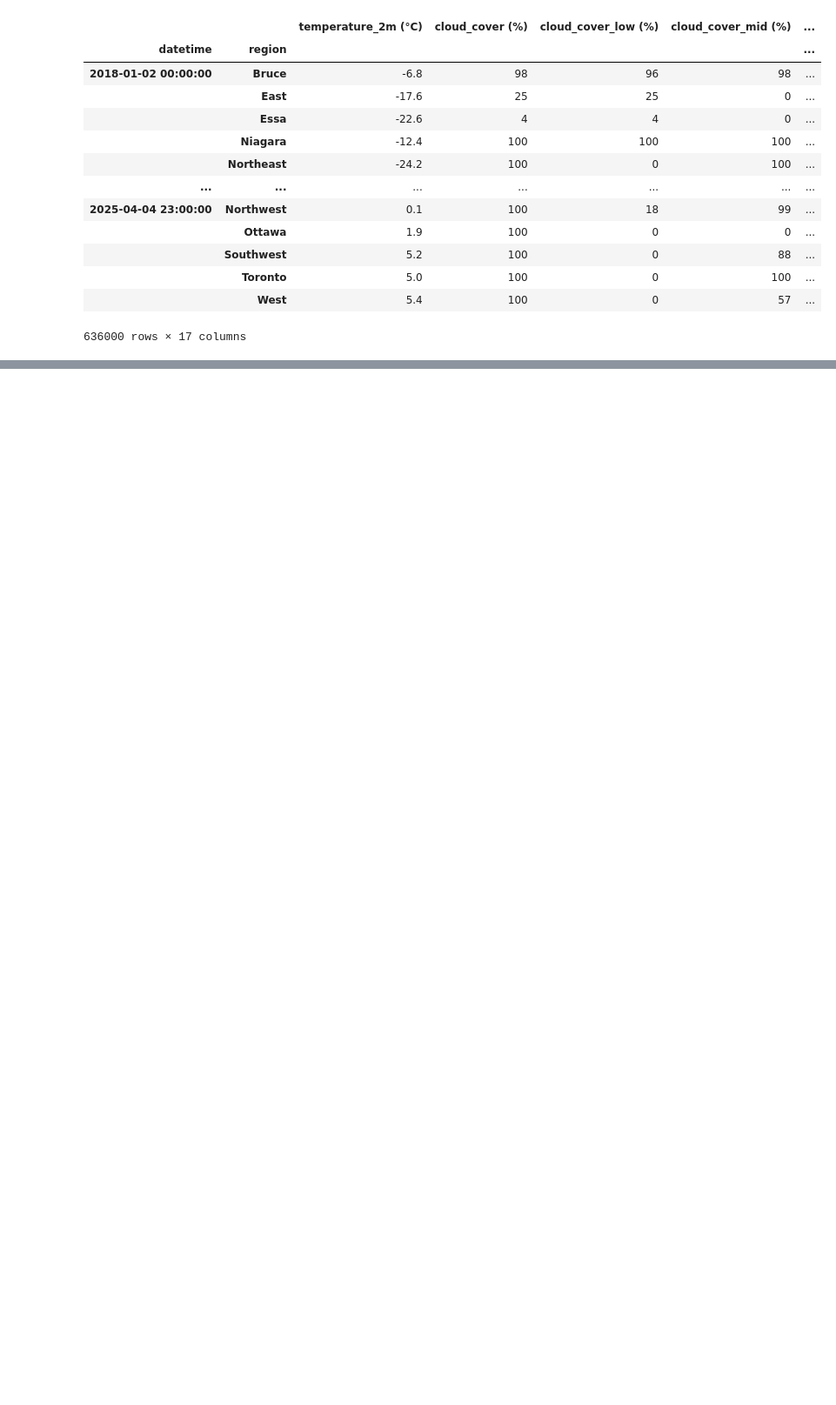
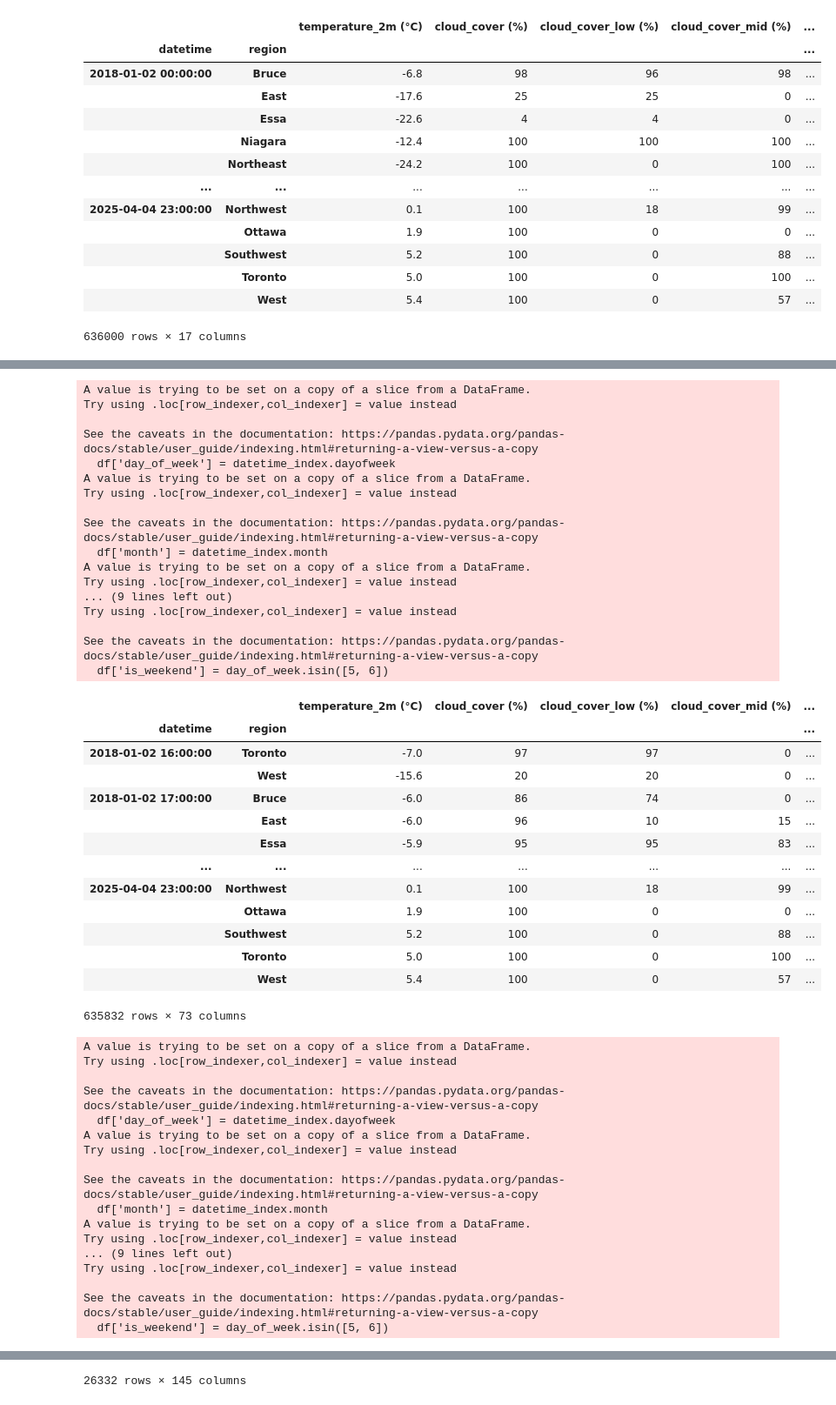
Before and after one commit to TanishqMaheshwari/predicting-energy-demand, a Jupyter notebook: Scripts/process_data.ipynb, the cells around one changed output, grey strips where cells are left out. Shown: that part at 87% size. Saved outputs shown, nothing was run; the diff lists cells and outputs as text; code cells hidden in the pictures; blank space fills up the shorter version.

```diff
--- a/Scripts/process_data.ipynb
+++ b/Scripts/process_data.ipynb
@@ -211,0 +266,7 @@ demand_df.tail(1000)
+# %%
+datasets = [hourly_data, daily_data, hourly_ontario_demand, daily_ontario_demand]
+
+for df in datasets:
+    print(df.index.get_level_values(0))
+# hourly_data["datetime"]
+# hourly_ontario_demand["datetime"]
@@ -263,0 +336,64 @@ Combined zonal demand data saved to zonal_demand.csv
+# %%
+for i in range(len(datasets)):
+    datasets[i] = create_lag_features(datasets[i])
+    datasets[i] = add_time_features(datasets[i])
+    display(datasets[i])
+
+# hourly_data = create_lag_features(hourly_data)
+# daily_data = create_lag_features(daily_data)
+# hourly_ontario_demand = create_lag_features(hourly_ontario_demand)
+# daily_ontario_demand = create_lag_features(daily_ontario_demand)
+
+# hourly_data = add_time_features(hourly_data)
+# daily_data = add_time_features(daily_data)
+# hourly_ontario_demand = add_time_features(hourly_ontario_demand)
+# daily_ontario_demand = add_time_features(daily_ontario_demand)
+# %% [output]
+A value is trying to be set on a copy of a slice from a DataFrame.
+Try using .loc[row_indexer,col_indexer] = value instead
+
+See the caveats in the documentation: https://pandas.pydata.org/pandas-docs/stable/user_guide/indexing.html#returning-a-view-versus-a-copy
+  df['day_of_week'] = datetime_index.dayofweek
+A value is trying to be set on a copy of a slice from a DataFrame.
+Try using .loc[row_indexer,col_indexer] = value instead
+
+See the caveats in the documentation: https://pandas.pydata.org/pandas-docs/stable/user_guide/indexing.html#returning-a-view-versus-a-copy
+  df['month'] = datetime_index.month
+A value is trying to be set on a copy of a slice from a DataFrame.
+Try using .loc[row_indexer,col_indexer] = value instead
+... (9 lines left out)
+Try using .loc[row_indexer,col_indexer] = value instead
+
+See the caveats in the documentation: https://pandas.pydata.org/pandas-docs/stable/user_guide/indexing.html#returning-a-view-versus-a-copy
+  df['is_weekend'] = day_of_week.isin([5, 6])
+|  |  | temperature_2m (°C) | cloud_cover (%) | cloud_cover_low (%) | cloud_cover_mid (%) | ... |
+| datetime | region |  |  |  |  | ... |
+| 2018-01-02 16:00:00 | Toronto | -7.0 | 97 | 97 | 0 | ... |
+|  | West | -15.6 | 20 | 20 | 0 | ... |
+| 2018-01-02 17:00:00 | Bruce | -6.0 | 86 | 74 | 0 | ... |
+|  | East | -6.0 | 96 | 10 | 15 | ... |
+|  | Essa | -5.9 | 95 | 95 | 83 | ... |
+| ... | ... | ... | ... | ... | ... | ... |
+| 2025-04-04 23:00:00 | Northwest | 0.1 | 100 | 18 | 99 | ... |
+|  | Ottawa | 1.9 | 100 | 0 | 0 | ... |
+|  | Southwest | 5.2 | 100 | 0 | 88 | ... |
+|  | Toronto | 5.0 | 100 | 0 | 100 | ... |
+|  | West | 5.4 | 100 | 0 | 57 | ... |
+635832 rows × 73 columns
+A value is trying to be set on a copy of a slice from a DataFrame.
+Try using .loc[row_indexer,col_indexer] = value instead
+
+See the caveats in the documentation: https://pandas.pydata.org/pandas-docs/stable/user_guide/indexing.html#returning-a-view-versus-a-copy
+  df['day_of_week'] = datetime_index.dayofweek
+A value is trying to be set on a copy of a slice from a DataFrame.
+Try using .loc[row_indexer,col_indexer] = value instead
+
+See the caveats in the documentation: https://pandas.pydata.org/pandas-docs/stable/user_guide/indexing.html#returning-a-view-versus-a-copy
+  df['month'] = datetime_index.month
+A value is trying to be set on a copy of a slice from a DataFrame.
+Try using .loc[row_indexer,col_indexer] = value instead
+... (9 lines left out)
+Try using .loc[row_indexer,col_indexer] = value instead
+
+See the caveats in the documentation: https://pandas.pydata.org/pandas-docs/stable/user_guide/indexing.html#returning-a-view-versus-a-copy
+  df['is_weekend'] = day_of_week.isin([5, 6])
@@ -263,0 +413 @@ Combined zonal demand data saved to zonal_demand.csv
+26332 rows × 145 columns
```
Also changed, not shown: parts of 20 cells of this notebook, 1 other file.
